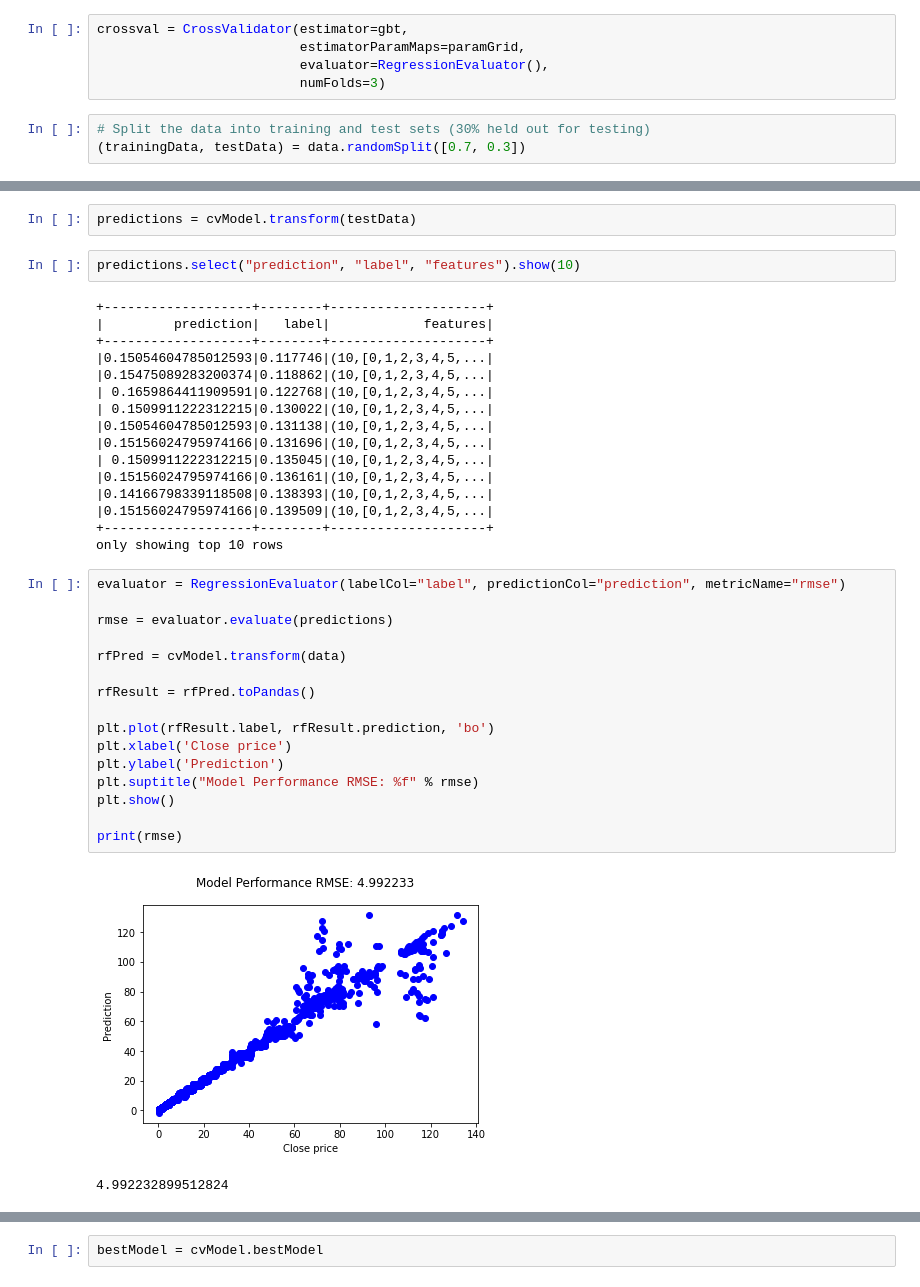
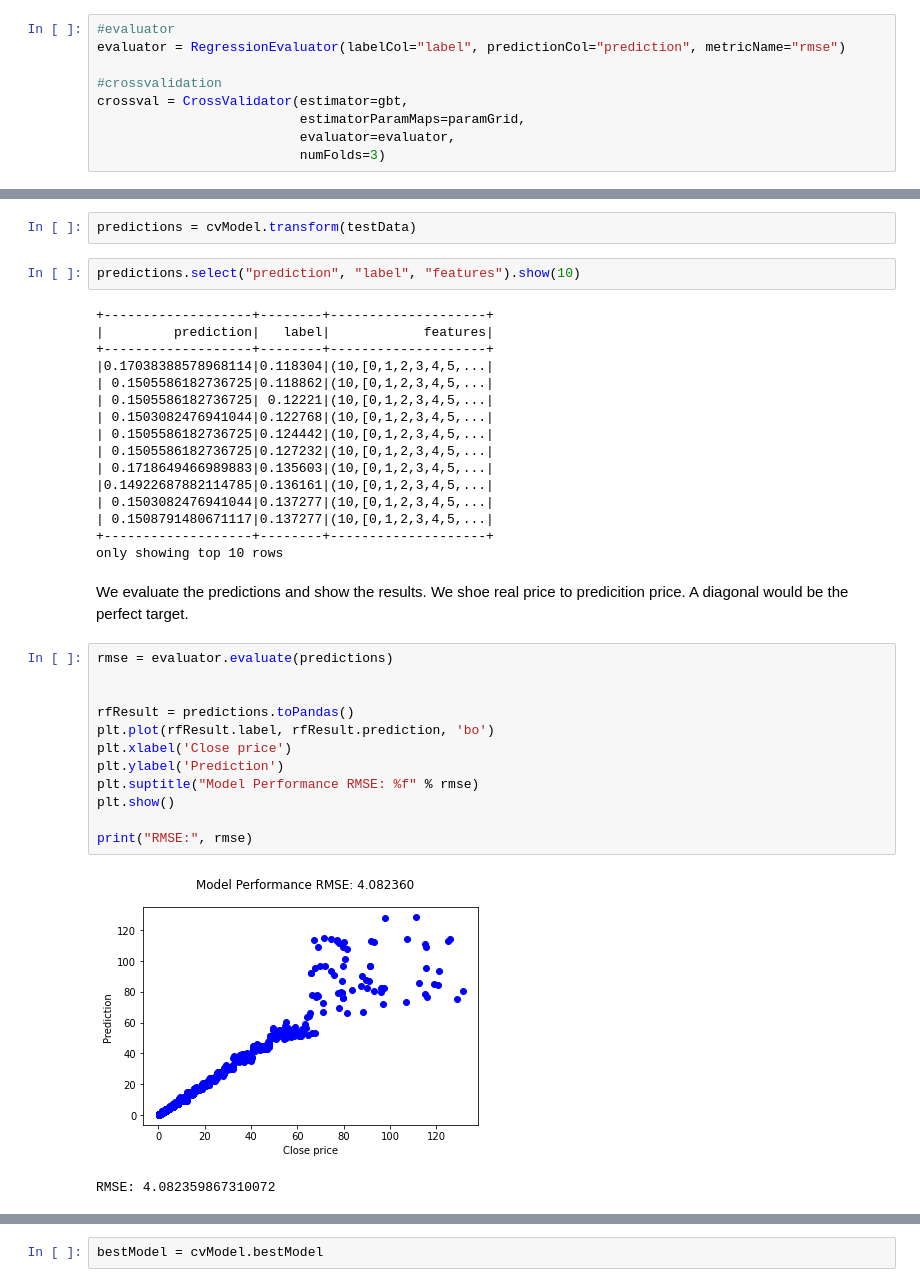
Before and after one commit to BigData2020MasterInformatica/FinanceAnalysis, a Jupyter notebook: notebooks/Classification/gradient-boosting-regressor/gradient-boosting-regressor-libsvm.ipynb, the cells around one changed output, grey strips where cells are left out. Cells and saved outputs as stored; diff of their text form.

```diff
--- a/notebooks/Classification/gradient-boosting-regressor/gradient-boosting-regressor-libsvm.ipynb
+++ b/notebooks/Classification/gradient-boosting-regressor/gradient-boosting-regressor-libsvm.ipynb
@@ -71,8 +103,9 @@ paramGrid = ParamGridBuilder() \
 # %%
+#evaluator
+evaluator = RegressionEvaluator(labelCol="label", predictionCol="prediction", metricName="rmse")
+
+#crossvalidation
 crossval = CrossValidator(estimator=gbt,
                           estimatorParamMaps=paramGrid,
-                          evaluator=RegressionEvaluator(),
+                          evaluator=evaluator,
                           numFolds=3)
-# %%
-# Split the data into training and test sets (30% held out for testing)
-(trainingData, testData) = data.randomSplit([0.7, 0.3])
@@ -86,34 +125,32 @@ predictions.select("prediction", "label", "features").show(10)
 +-------------------+--------+--------------------+
 |         prediction|   label|            features|
 +-------------------+--------+--------------------+
-|0.15054604785012593|0.117746|(10,[0,1,2,3,4,5,...|
-|0.15475089283200374|0.118862|(10,[0,1,2,3,4,5,...|
-| 0.1659864411909591|0.122768|(10,[0,1,2,3,4,5,...|
-| 0.1509911222312215|0.130022|(10,[0,1,2,3,4,5,...|
-|0.15054604785012593|0.131138|(10,[0,1,2,3,4,5,...|
-|0.15156024795974166|0.131696|(10,[0,1,2,3,4,5,...|
-| 0.1509911222312215|0.135045|(10,[0,1,2,3,4,5,...|
-|0.15156024795974166|0.136161|(10,[0,1,2,3,4,5,...|
-|0.14166798339118508|0.138393|(10,[0,1,2,3,4,5,...|
-|0.15156024795974166|0.139509|(10,[0,1,2,3,4,5,...|
+|0.17038388578968114|0.118304|(10,[0,1,2,3,4,5,...|
+| 0.1505586182736725|0.118862|(10,[0,1,2,3,4,5,...|
+| 0.1505586182736725| 0.12221|(10,[0,1,2,3,4,5,...|
+| 0.1503082476941044|0.122768|(10,[0,1,2,3,4,5,...|
+| 0.1505586182736725|0.124442|(10,[0,1,2,3,4,5,...|
+| 0.1505586182736725|0.127232|(10,[0,1,2,3,4,5,...|
+| 0.1718649466989883|0.135603|(10,[0,1,2,3,4,5,...|
+|0.14922687882114785|0.136161|(10,[0,1,2,3,4,5,...|
+| 0.1503082476941044|0.137277|(10,[0,1,2,3,4,5,...|
+| 0.1508791480671117|0.137277|(10,[0,1,2,3,4,5,...|
 +-------------------+--------+--------------------+
 only showing top 10 rows
+# %% [markdown]
+We evaluate the predictions and show the results. We shoe real price to predicition price. A diagonal would be the perfect target.
 # %%
-evaluator = RegressionEvaluator(labelCol="label", predictionCol="prediction", metricName="rmse")
-
 rmse = evaluator.evaluate(predictions)
 
-rfPred = cvModel.transform(data)
 
-rfResult = rfPred.toPandas()
-
+rfResult = predictions.toPandas()
 plt.plot(rfResult.label, rfResult.prediction, 'bo')
 plt.xlabel('Close price')
 plt.ylabel('Prediction')
 plt.suptitle("Model Performance RMSE: %f" % rmse)
 plt.show()
 
-print(rmse)
+print("RMSE:", rmse)
 # %% [output]
-[figure, old version]
+[figure, new version]
-4.992232899512824
+RMSE: 4.082359867310072
```
Also changed, not shown: parts of 18 cells of this notebook, 1 other file.
